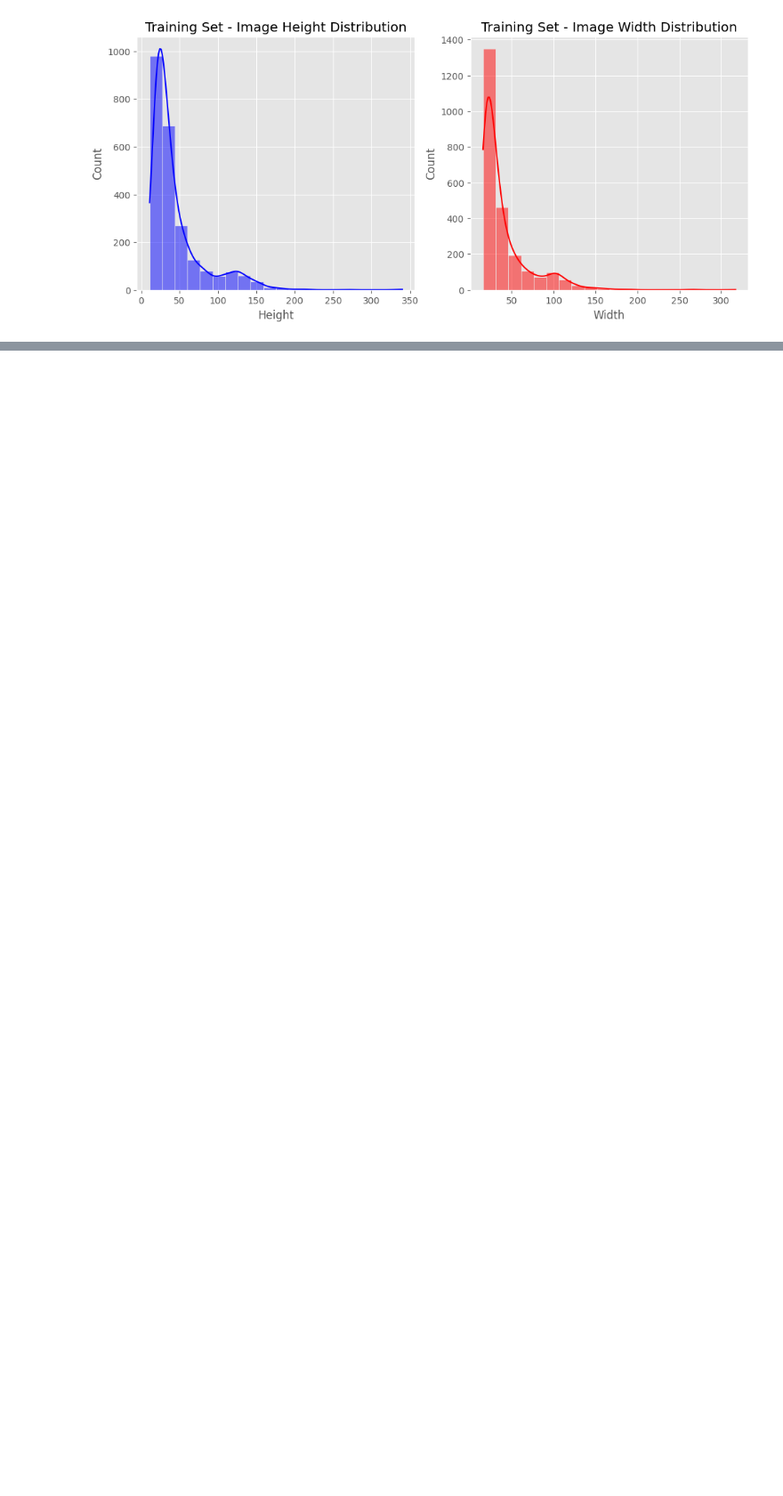
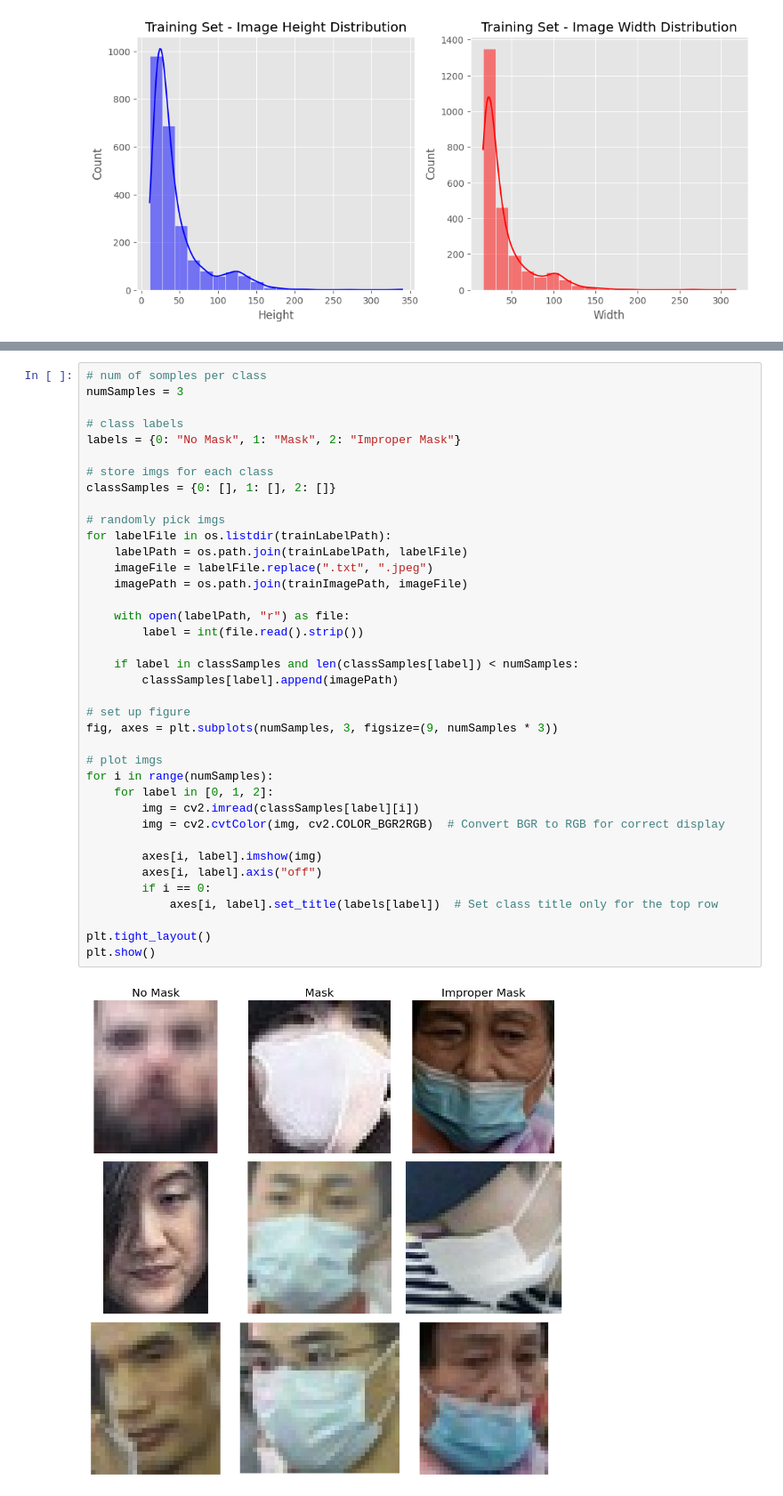
Before and after one commit to Rahim-Rahmatzada/MaskDetection, a Jupyter notebook: Notebooks/2.DataVisualization.ipynb, the cells around one changed output, grey strips where cells are left out. Shown: that part at 89% size. Cells and saved outputs as stored; diff of their text form; blank space fills up the shorter version.

```diff
--- a/Notebooks/2.DataVisualization.ipynb
+++ b/Notebooks/2.DataVisualization.ipynb
@@ -110,0 +134,40 @@ Passing `palette` without assigning `hue` is deprecated and will be removed in v
+# %%
+# num of somples per class
+numSamples = 3
+
+# class labels
+labels = {0: "No Mask", 1: "Mask", 2: "Improper Mask"}
+
+# store imgs for each class
+classSamples = {0: [], 1: [], 2: []}
+
+# randomly pick imgs
+for labelFile in os.listdir(trainLabelPath):
+    labelPath = os.path.join(trainLabelPath, labelFile)
+    imageFile = labelFile.replace(".txt", ".jpeg")
+    imagePath = os.path.join(trainImagePath, imageFile)
+
+    with open(labelPath, "r") as file:
+        label = int(file.read().strip())
+
+    if label in classSamples and len(classSamples[label]) < numSamples:
+        classSamples[label].append(imagePath)
+
+# set up figure
+fig, axes = plt.subplots(numSamples, 3, figsize=(9, numSamples * 3))
+
+# plot imgs
+for i in range(numSamples):
+    for label in [0, 1, 2]:
+        img = cv2.imread(classSamples[label][i])
+        img = cv2.cvtColor(img, cv2.COLOR_BGR2RGB)  # Convert BGR to RGB for correct display
+
+        axes[i, label].imshow(img)
+        axes[i, label].axis("off")
+        if i == 0:
+            axes[i, label].set_title(labels[label])  # Set class title only for the top row
+
+plt.tight_layout()
+plt.show()
+# %% [output]
+[figure, added]
```
Also changed, not shown: parts of 6 cells of this notebook, 1 other file.
